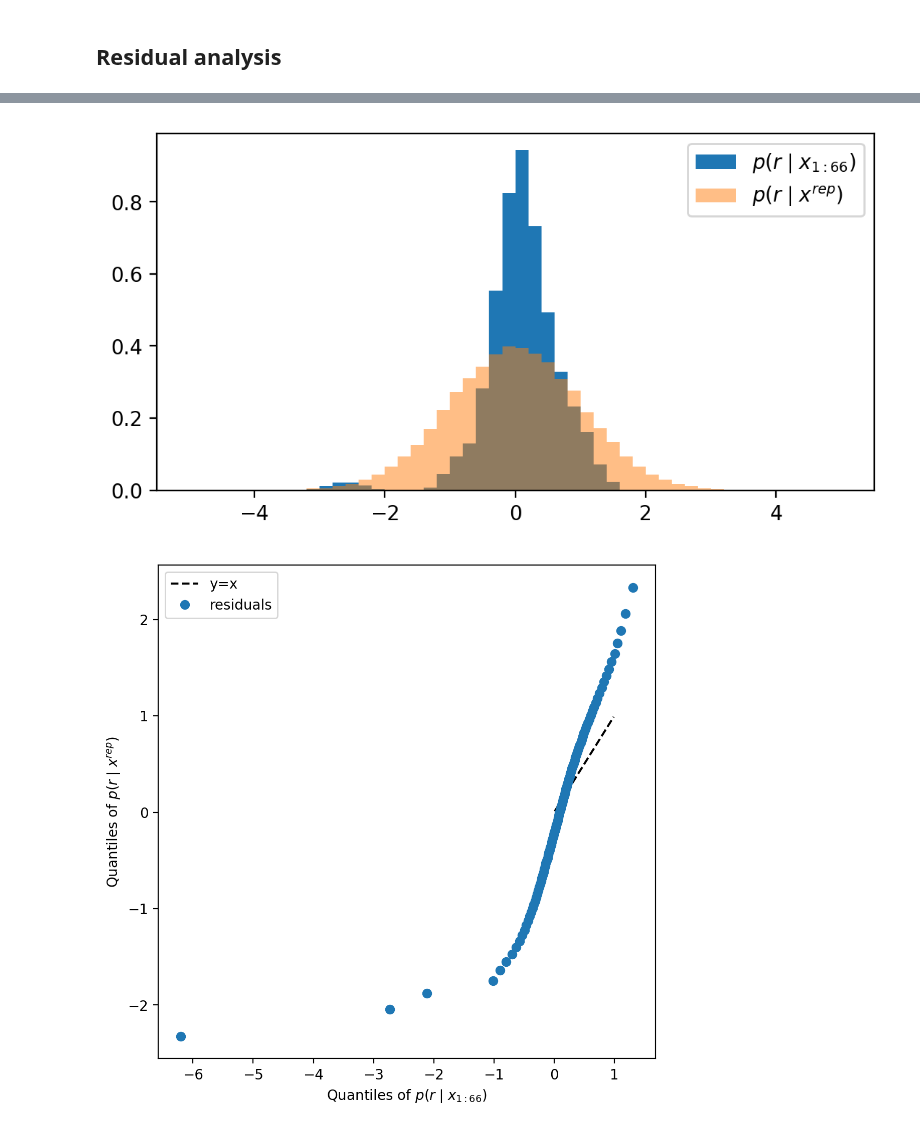
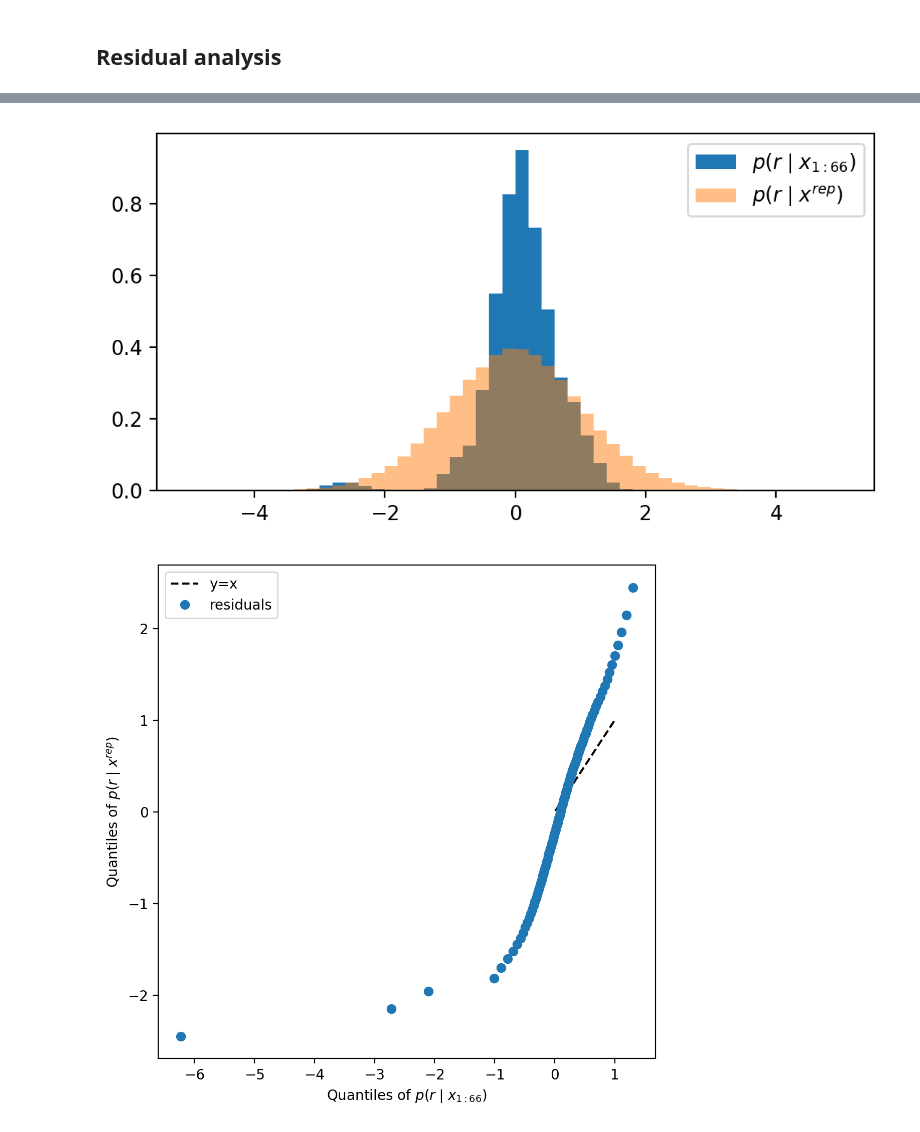
Before and after one commit to glouppe/dats0001-foundations-of-data-science, a Jupyter notebook: nb09a-model-checking.ipynb, the cells around one changed output, grey strips where cells are left out. Drawn from its saved outputs; the diff is of its cells as text; code cells hidden in the pictures.

```diff
--- a/nb09a-model-checking.ipynb
+++ b/nb09a-model-checking.ipynb
@@ -266,17 +286,19 @@ This suggests that the normal distribution is not adequate to model the data. It
 # %%
-residuals = (light_speed[:, np.newaxis] - thetas[np.newaxis, :, 0]) / thetas[np.newaxis, :, 1]
-residuals_rep = (replicas - thetas[np.newaxis, :, 0]) / thetas[np.newaxis, :, 1]
+residuals = [(light_speed - mu) / sigma for mu, sigma in thetas]
+residuals = np.array(residuals)
+residuals_rep = [(light_speed_rep - mu) / sigma for mu, sigma in thetas for light_speed_rep in replicas]
+residuals_rep = np.array(residuals_rep)
 
 fig = plt.figure(figsize=(6.4, 3.2), dpi=200)
 ax = plt.axes()
 ax.hist(residuals.flatten(), bins=50, range=(-5, 5), density=True, label=r"$p(r \mid x_{1:66})$")
 ax.hist(residuals_rep.flatten(), bins=50, range=(-5, 5), alpha=0.5, density=True, label=r"$p(r \mid x^{rep})$")
 ax.legend()
 
 plt.savefig("./figures/lec9/newcomb-residuals.png")
 plt.show()
 # %% [output]
-[figure, old version]
+[figure, new version]
 # %%
 # QQ plot
 quantiles = np.linspace(0.01, 0.99, 100)
@@ -295,4 +317,4 @@ ax.legend()
 plt.savefig("./figures/lec9/newcomb-qqplot.png")
 plt.show()
 # %% [output]
-[figure, old version]
+[figure, new version]
```
Also changed, not shown: parts of 12 cells of this notebook, 8 other files.
